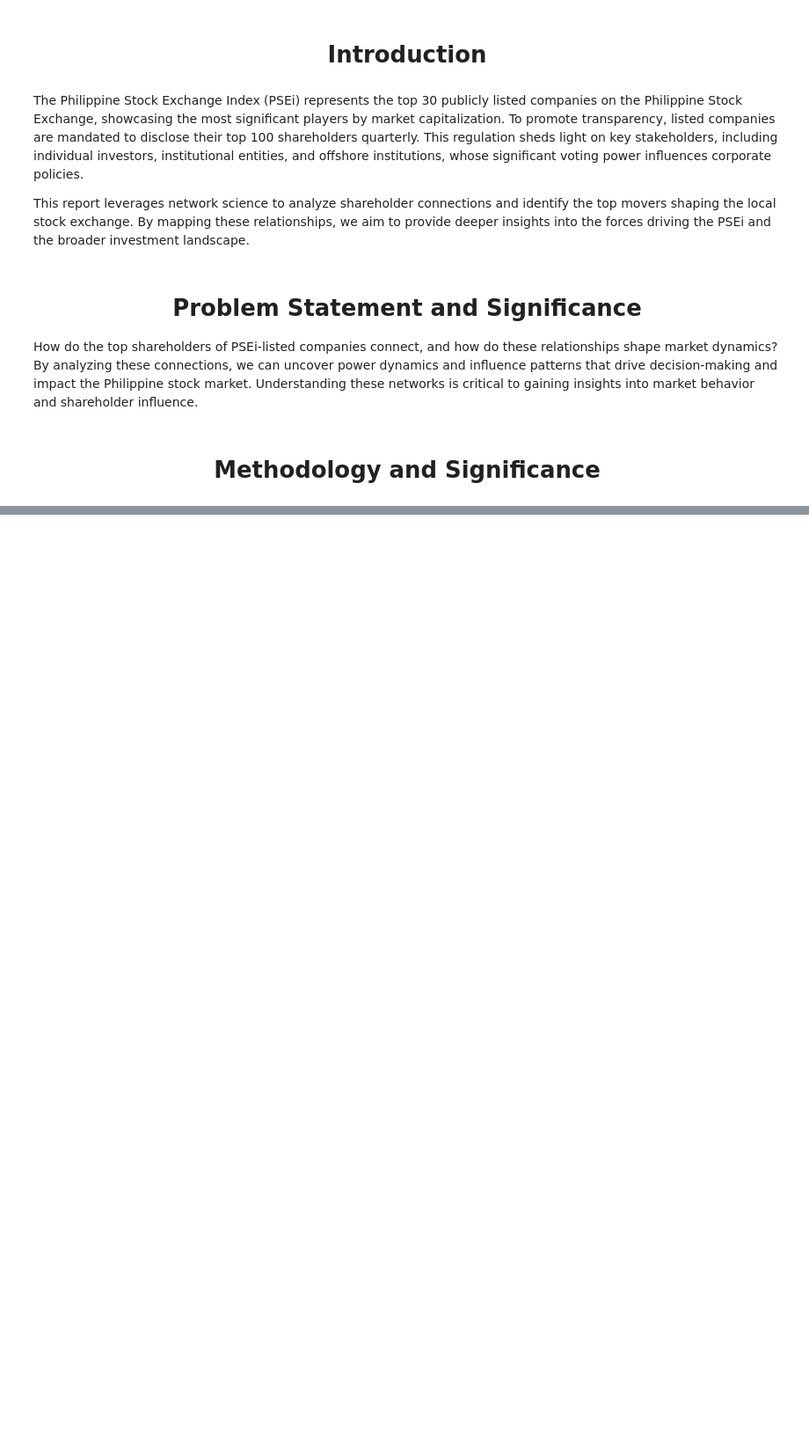
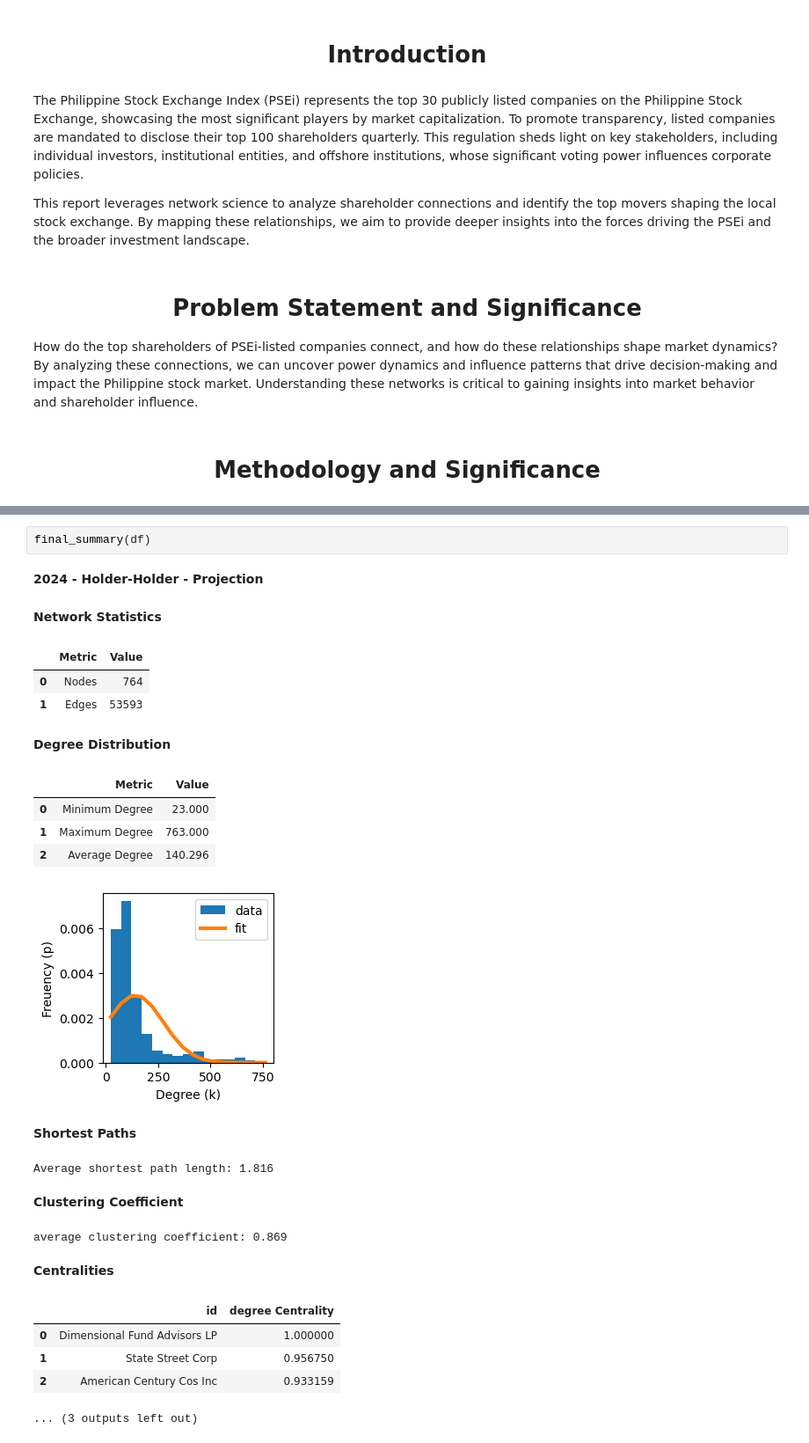
Before and after one commit to vsitucal-personal/ns_tech_report, a Jupyter notebook: Tech_Report.ipynb, the cells around one changed output, grey strips where cells are left out. Shown at 88% size. Saved outputs shown, nothing was run; the diff lists cells and outputs as text; blank space fills up the shorter version.

```diff
--- a/Tech_Report.ipynb
+++ b/Tech_Report.ipynb
@@ -16,0 +51,24 @@ How do the top shareholders of PSEi-listed companies connect, and how do these r
+# %%
+final_summary(df)
+# %% [output]
+**2024 - Holder-Holder - Projection**
+**Network Statistics**
+|  | Metric | Value |
+| 0 | Nodes | 764 |
+| 1 | Edges | 53593 |
+**Degree Distribution**
+|  | Metric | Value |
+| 0 | Minimum Degree | 23.000 |
+| 1 | Maximum Degree | 763.000 |
+| 2 | Average Degree | 140.296 |
+[figure, added]
+**Shortest Paths**
+Average shortest path length: 1.816
+**Clustering Coefficient**
+average clustering coefficient: 0.869
+**Centralities**
+|  | id | degree Centrality |
+| 0 | Dimensional Fund Advisors LP | 1.000000 |
+| 1 | State Street Corp | 0.956750 |
+| 2 | American Century Cos Inc | 0.933159 |
+... (3 outputs left out)
```
Also changed, not shown: parts of 6 cells of this notebook, 3 other files.
